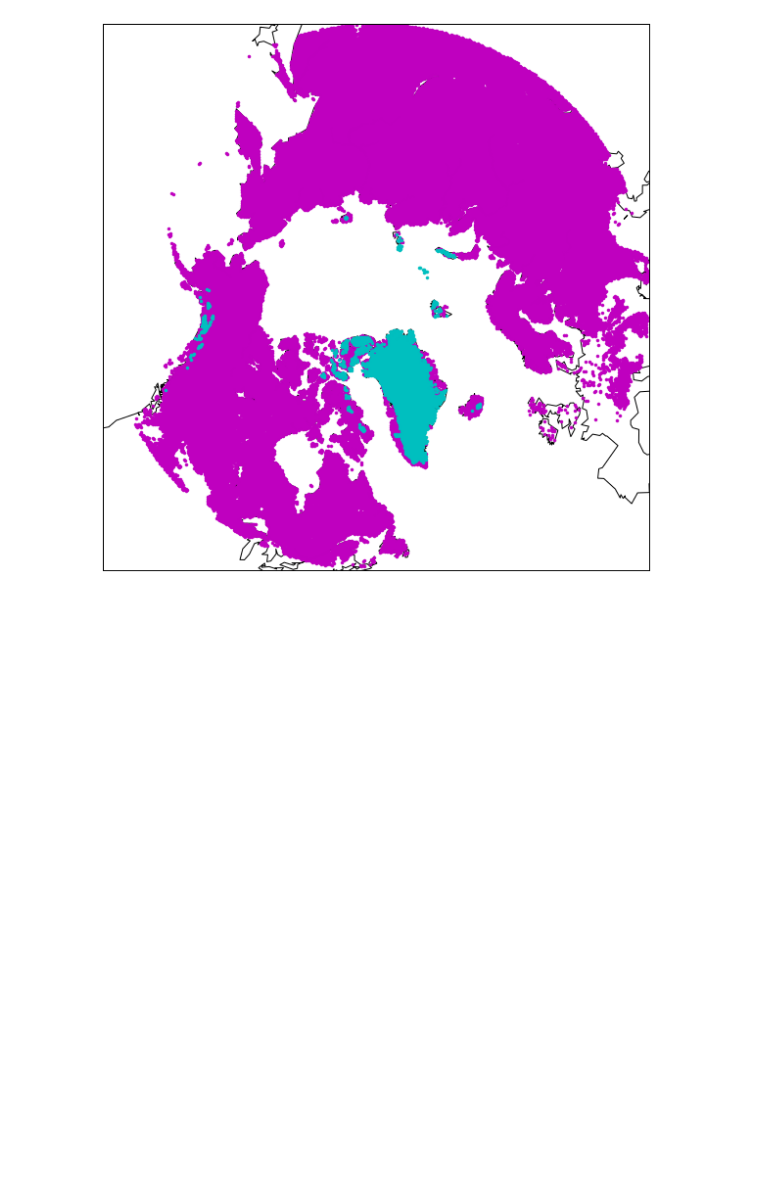
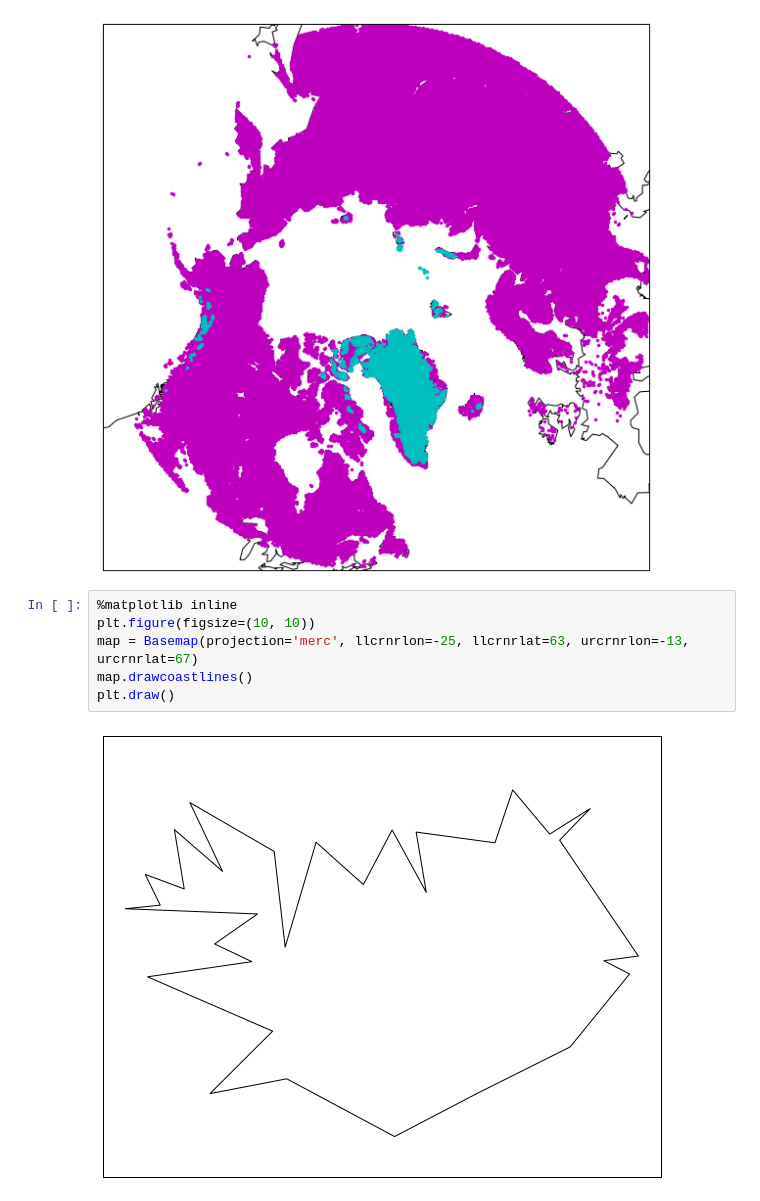
Before and after one commit to p-madden/sea-2016-tutorial, a Jupyter notebook: module-2.ipynb, the cells around one changed output. Drawn from its saved outputs; the diff is of its cells as text; blank space fills up the shorter version.

```diff
--- a/module-2.ipynb
+++ b/module-2.ipynb
@@ -403,3 +403,11 @@ map.plot(ice_x, ice_y, 'c.')
 plt.draw()
 # %% [output]
 [figure]
+# %%
+%matplotlib inline
+plt.figure(figsize=(10, 10))
+map = Basemap(projection='merc', llcrnrlon=-25, llcrnrlat=63, urcrnrlon=-13, urcrnrlat=67)
+map.drawcoastlines()
+plt.draw()
+# %% [output]
+[figure, added]
```
Also changed, not shown: parts of 2 cells of this notebook.
